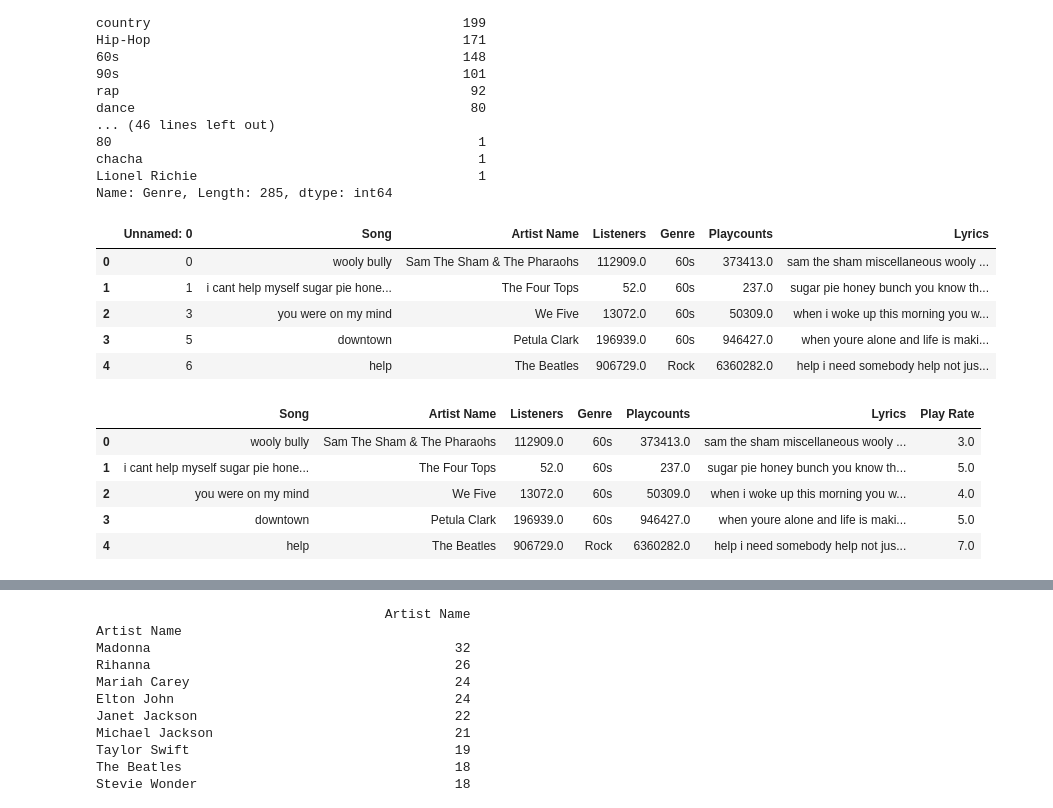
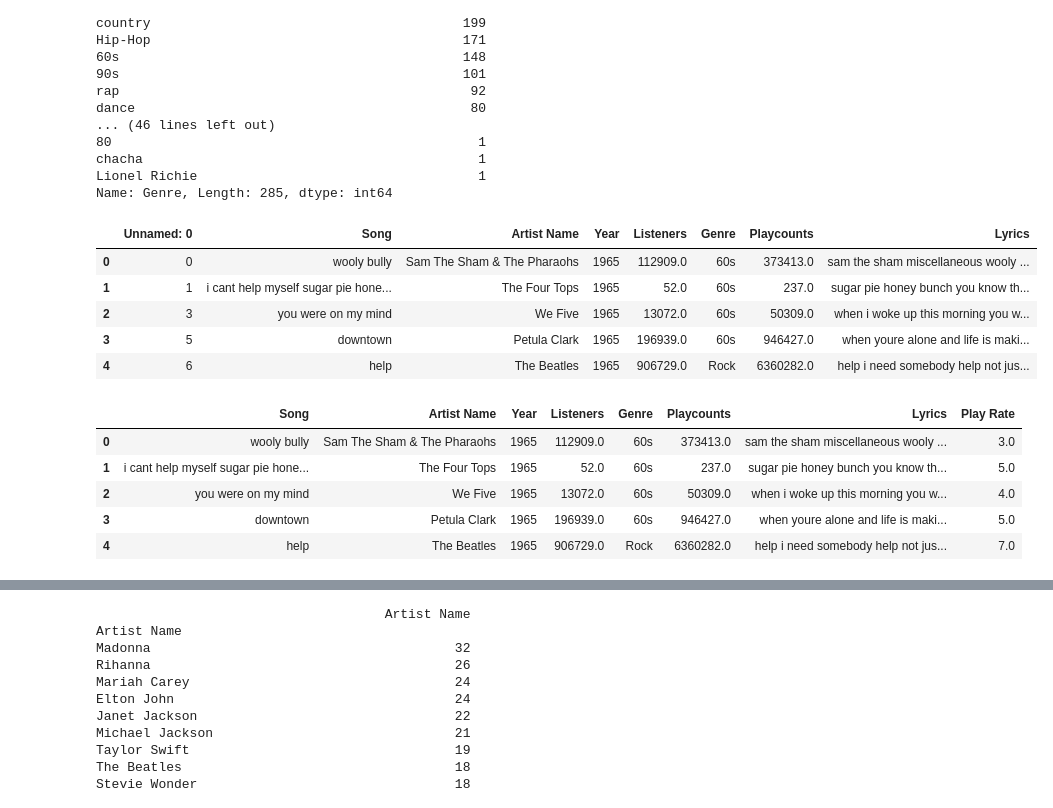
Before and after one commit to dudealy/DS_Project_1_Repo, a Jupyter notebook: New folder/project 1.ipynb, the cells around one changed output, grey strips where cells are left out. Drawn from its saved outputs; the diff is of its cells as text; code cells hidden in the pictures.

```diff
--- a/New folder/project 1.ipynb
+++ b/New folder/project 1.ipynb
@@ -311,25 +319,25 @@ Top_hits_cleaned.to_csv("Top_hits_cleaned1.csv")
 # %%
-songfile = pd.read_csv("Top_hits_cleaned1.csv")
+songfile = pd.read_csv("Top_hits_cleaned2.csv")
 songfile.head()
 # %% [output]
-|  | Unnamed: 0 | Song | Artist Name | Listeners | Genre | Playcounts | Lyrics |
-| 0 | 0 | wooly bully | Sam The Sham & The Pharaohs | 112909.0 | 60s | 373413.0 | sam the sham miscellaneous wooly ... |
-| 1 | 1 | i cant help myself sugar pie hone... | The Four Tops | 52.0 | 60s | 237.0 | sugar pie honey bunch you know th... |
-| 2 | 3 | you were on my mind | We Five | 13072.0 | 60s | 50309.0 | when i woke up this morning you w... |
-| 3 | 5 | downtown | Petula Clark | 196939.0 | 60s | 946427.0 | when youre alone and life is maki... |
-| 4 | 6 | help | The Beatles | 906729.0 | Rock | 6360282.0 | help i need somebody help not jus... |
+|  | Unnamed: 0 | Song | Artist Name | Year | Listeners | Genre | Playcounts | Lyrics |
+| 0 | 0 | wooly bully | Sam The Sham & The Pharaohs | 1965 | 112909.0 | 60s | 373413.0 | sam the sham miscellaneous wooly ... |
+| 1 | 1 | i cant help myself sugar pie hone... | The Four Tops | 1965 | 52.0 | 60s | 237.0 | sugar pie honey bunch you know th... |
+| 2 | 3 | you were on my mind | We Five | 1965 | 13072.0 | 60s | 50309.0 | when i woke up this morning you w... |
+| 3 | 5 | downtown | Petula Clark | 1965 | 196939.0 | 60s | 946427.0 | when youre alone and life is maki... |
+| 4 | 6 | help | The Beatles | 1965 | 906729.0 | Rock | 6360282.0 | help i need somebody help not jus... |
 # %%
 songfile = songfile.drop(["Unnamed: 0"],axis=1)
 # %%
 songfile["Play Rate"] = round(songfile["Playcounts"] / songfile["Listeners"])
 songfile.head()
 # %% [output]
-|  | Song | Artist Name | Listeners | Genre | Playcounts | Lyrics | Play Rate |
-| 0 | wooly bully | Sam The Sham & The Pharaohs | 112909.0 | 60s | 373413.0 | sam the sham miscellaneous wooly ... | 3.0 |
-| 1 | i cant help myself sugar pie hone... | The Four Tops | 52.0 | 60s | 237.0 | sugar pie honey bunch you know th... | 5.0 |
-| 2 | you were on my mind | We Five | 13072.0 | 60s | 50309.0 | when i woke up this morning you w... | 4.0 |
-| 3 | downtown | Petula Clark | 196939.0 | 60s | 946427.0 | when youre alone and life is maki... | 5.0 |
-| 4 | help | The Beatles | 906729.0 | Rock | 6360282.0 | help i need somebody help not jus... | 7.0 |
+|  | Song | Artist Name | Year | Listeners | Genre | Playcounts | Lyrics | Play Rate |
+| 0 | wooly bully | Sam The Sham & The Pharaohs | 1965 | 112909.0 | 60s | 373413.0 | sam the sham miscellaneous wooly ... | 3.0 |
+| 1 | i cant help myself sugar pie hone... | The Four Tops | 1965 | 52.0 | 60s | 237.0 | sugar pie honey bunch you know th... | 5.0 |
+| 2 | you were on my mind | We Five | 1965 | 13072.0 | 60s | 50309.0 | when i woke up this morning you w... | 4.0 |
+| 3 | downtown | Petula Clark | 1965 | 196939.0 | 60s | 946427.0 | when youre alone and life is maki... | 5.0 |
+| 4 | help | The Beatles | 1965 | 906729.0 | Rock | 6360282.0 | help i need somebody help not jus... | 7.0 |
 # %%
 cleaned = songfile.copy()
 cleaned.head()
```
Also changed, not shown: parts of 21 cells of this notebook, 3 other files.
